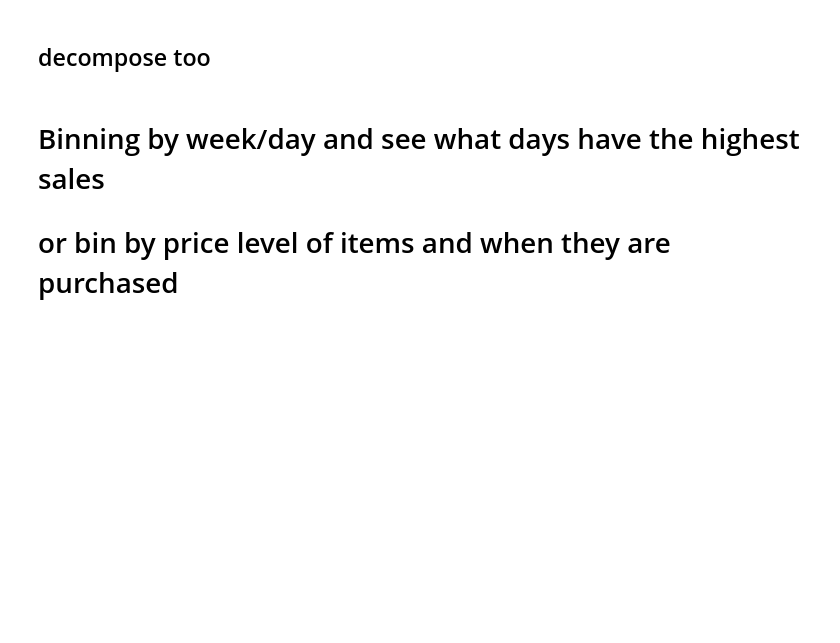
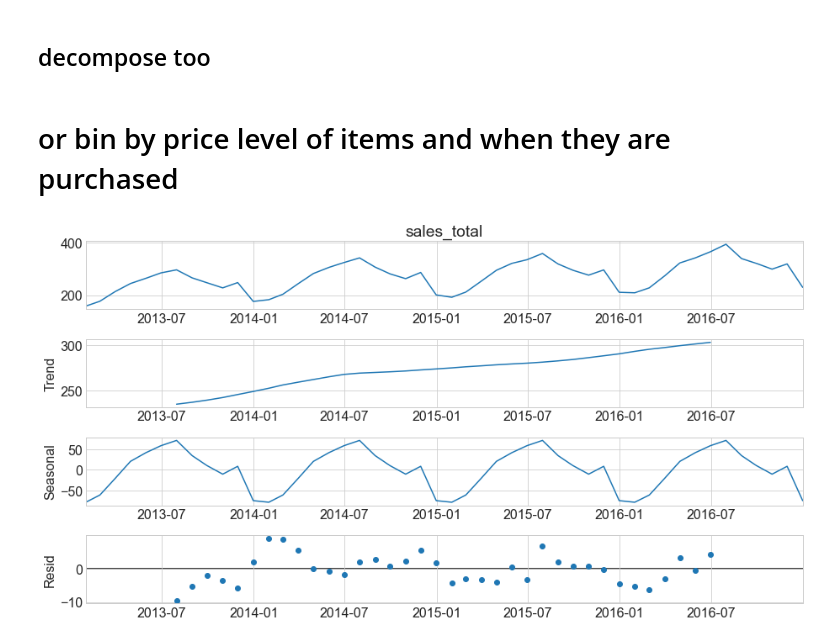
Before and after one commit to brianclements03/time_series_exercises, a Jupyter notebook: TSA_explore_exercises.ipynb, the cells around one changed output. Saved outputs shown, nothing was run; the diff lists cells and outputs as text; code cells hidden in the pictures; blank space fills up the shorter version.

```diff
--- a/TSA_explore_exercises.ipynb
+++ b/TSA_explore_exercises.ipynb
@@ -421,5 +421,10 @@ pd.plotting.lag_plot(train.sales_total.resample('W').mean(), lag=26)
 # %% [markdown]
 ## decompose too
 # %% [markdown]
-# Binning by week/day and see what days have the highest sales
 # or bin by price level of items and when they are purchased
+# %%
+# decompose the data
+sm.tsa.seasonal_decompose(train.resample('M').sales_total.mean()).plot()
+None
+# %% [output]
+[figure, added]
```
Also changed, not shown: parts of 6 cells of this notebook.
